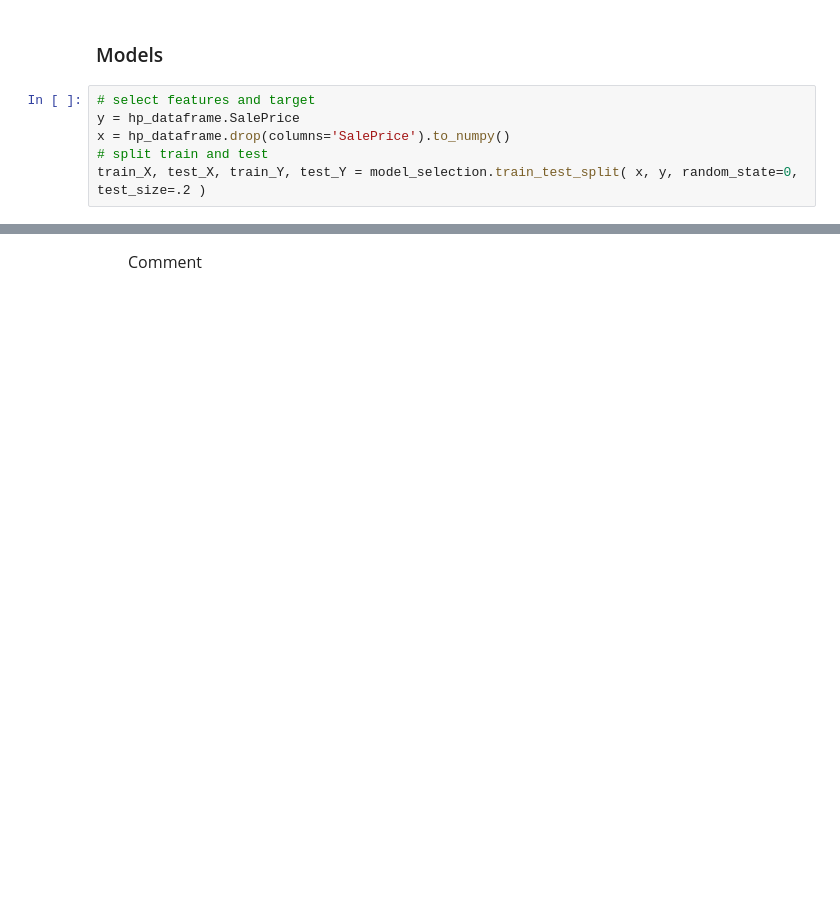
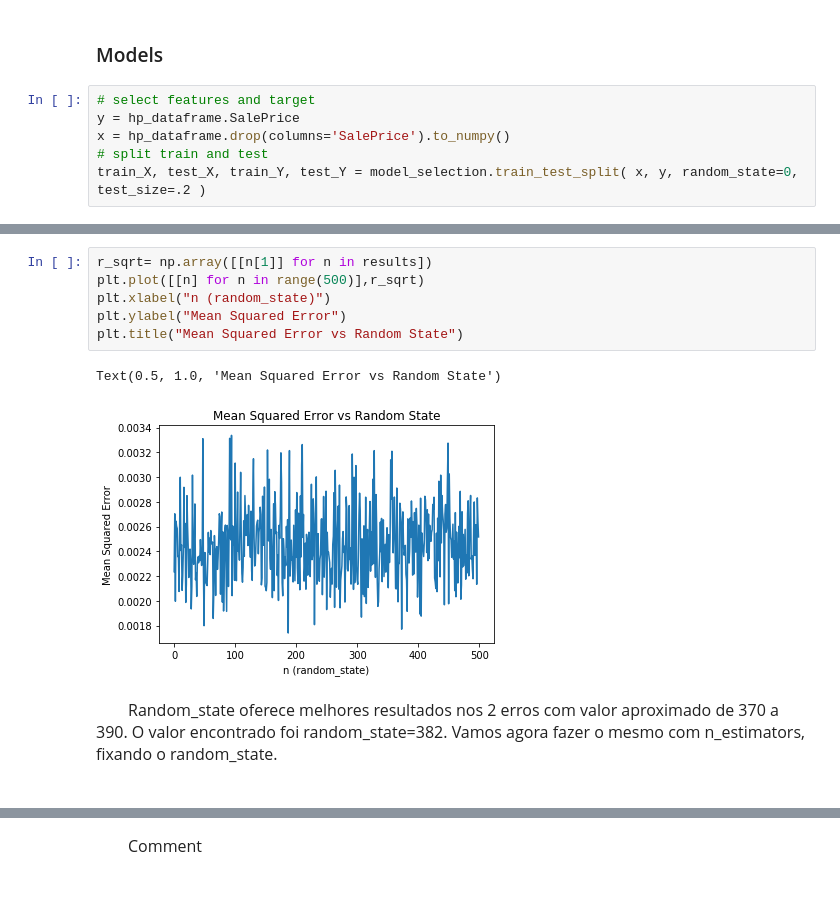
Before and after one commit to MatheusGSantos/AI, a Jupyter notebook: Projeto 1/Prova 2.ipynb, the cells around one changed output, grey strips where cells are left out. Saved outputs shown, nothing was run; the diff lists cells and outputs as text; blank space fills up the shorter version.

```diff
--- a/Projeto 1/Prova 2.ipynb
+++ b/Projeto 1/Prova 2.ipynb
@@ -253,0 +451,11 @@ metrics.mean_squared_error(lr_pred,test_Y)
+# %%
+r_sqrt= np.array([[n[1]] for n in results])
+plt.plot([[n] for n in range(500)],r_sqrt)
+plt.xlabel("n (random_state)")
+plt.ylabel("Mean Squared Error")
+plt.title("Mean Squared Error vs Random State")
+# %% [output]
+Text(0.5, 1.0, 'Mean Squared Error vs Random State')
+[figure, added]
+# %% [markdown]
+<font size="3">&emsp;&emsp;Random_state oferece melhores resultados nos 2 erros com valor aproximado de 370 a 390. O valor encontrado foi random_state=382. Vamos agora fazer o mesmo com n_estimators, fixando o random_state.</font><br><br>
```
Also changed, not shown: parts of 72 cells of this notebook, 1 other file.
